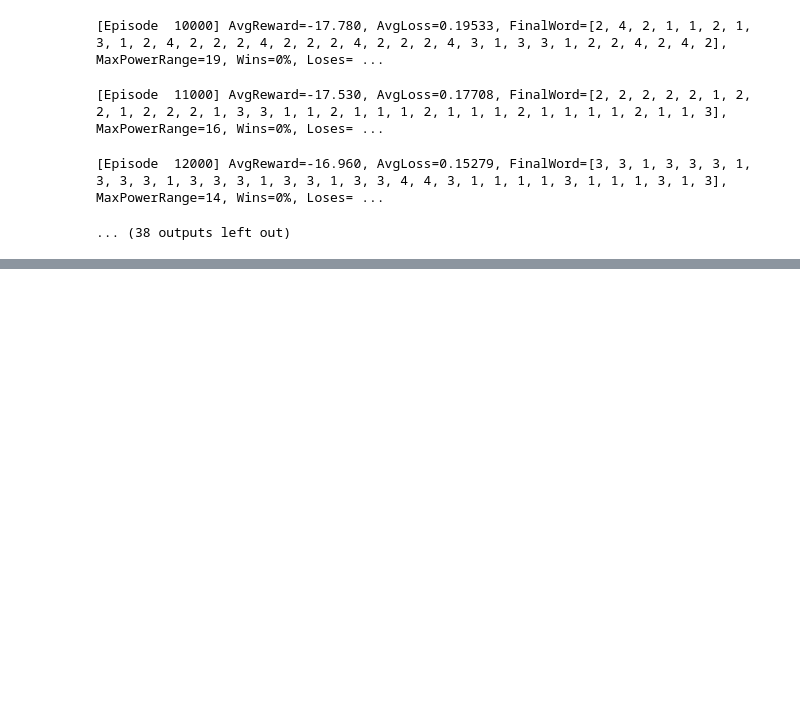
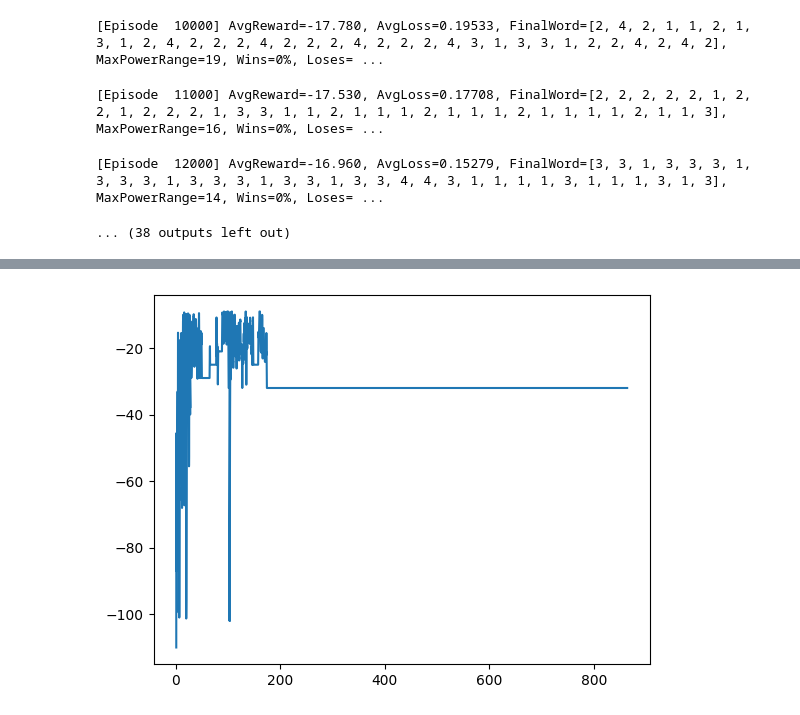
Before and after one commit to adelkhafizova/ai_in_math, a Jupyter notebook: burau_representation/experiments.ipynb, the cells around one changed output, grey strips where cells are left out. Saved outputs shown, nothing was run; the diff lists cells and outputs as text; code cells hidden in the pictures; blank space fills up the shorter version.

```diff
--- a/burau_representation/experiments.ipynb
+++ b/burau_representation/experiments.ipynb
@@ -360,0 +425,22 @@ dqn(modulo=2,max_steps=34)
+# %%
+from stable_baselines3 import A2C
+from stable_baselines3.common.monitor import Monitor
+from stable_baselines3.common.results_plotter import plot_results
+import matplotlib.pyplot as plt
+import os
+import pandas as pd, glob, matplotlib.pyplot as plt
+
+log_dir = "./logs_a2c"
+os.makedirs(log_dir, exist_ok=True)
+
+# 1) wrap env to log episode rewards/timesteps
+env = Monitor(BurauEnv(mod=2, obs=32), log_dir)
+
+# 2) train as usual
+model = A2C("MlpPolicy", env, verbose=0, learning_rate=0.01, ent_coef=0.1)
+model.learn(total_timesteps=2000000,progress_bar=True)
+
+df = pd.concat([pd.read_csv(f, skiprows=1) for f in glob.glob(f"{log_dir}/*monitor*.csv")]).sort_values("t")
+df["r_mean_50"] = df["r"].rolling(50, min_periods=1).mean()
+plt.plot(df["t"], df["r_mean_50"]); plt.show()
+# %% [output]
@@ -360,0 +449 @@ dqn(modulo=2,max_steps=34)
+[figure, added]
```
Also changed, not shown: parts of 26 cells of this notebook, 6 other files.
